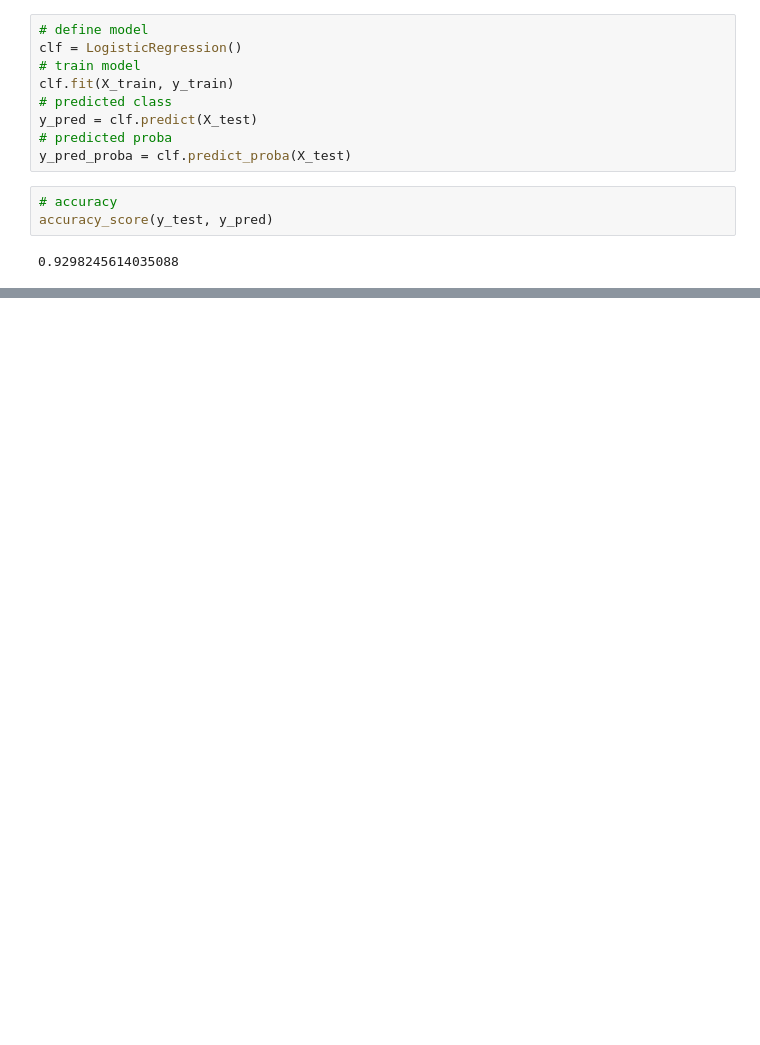
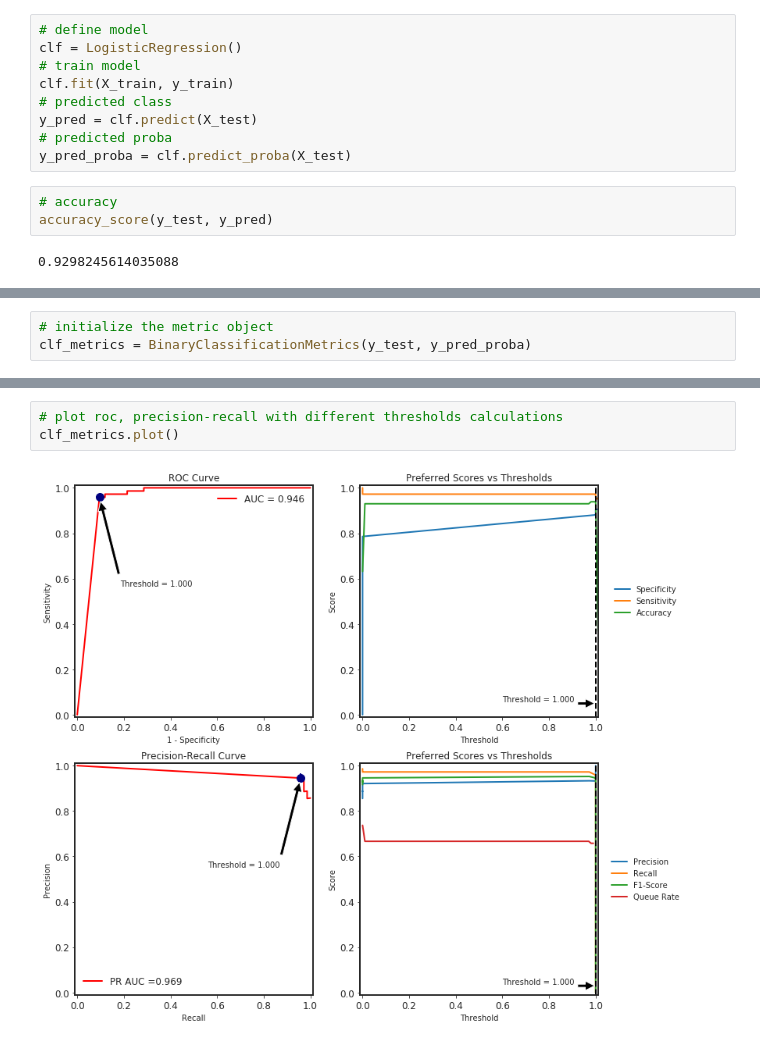
Before and after one commit to amirhessam88/ml-algs, a Jupyter notebook: notebooks/logistic_regression.ipynb, the cells around one changed output, grey strips where cells are left out. Cells and saved outputs as stored; diff of their text form; blank space fills up the shorter version.

```diff
--- a/notebooks/logistic_regression.ipynb
+++ b/notebooks/logistic_regression.ipynb
@@ -33,0 +92,3 @@ accuracy_score(y_test, y_pred)
+# %%
+# initialize the metric object
+clf_metrics = BinaryClassificationMetrics(y_test, y_pred_proba)
@@ -33,0 +98,5 @@ accuracy_score(y_test, y_pred)
+# %%
+# plot roc, precision-recall with different thresholds calculations
+clf_metrics.plot()
+# %% [output]
+[figure, added]
```
Also changed, not shown: parts of 17 cells of this notebook, 1 other file.
